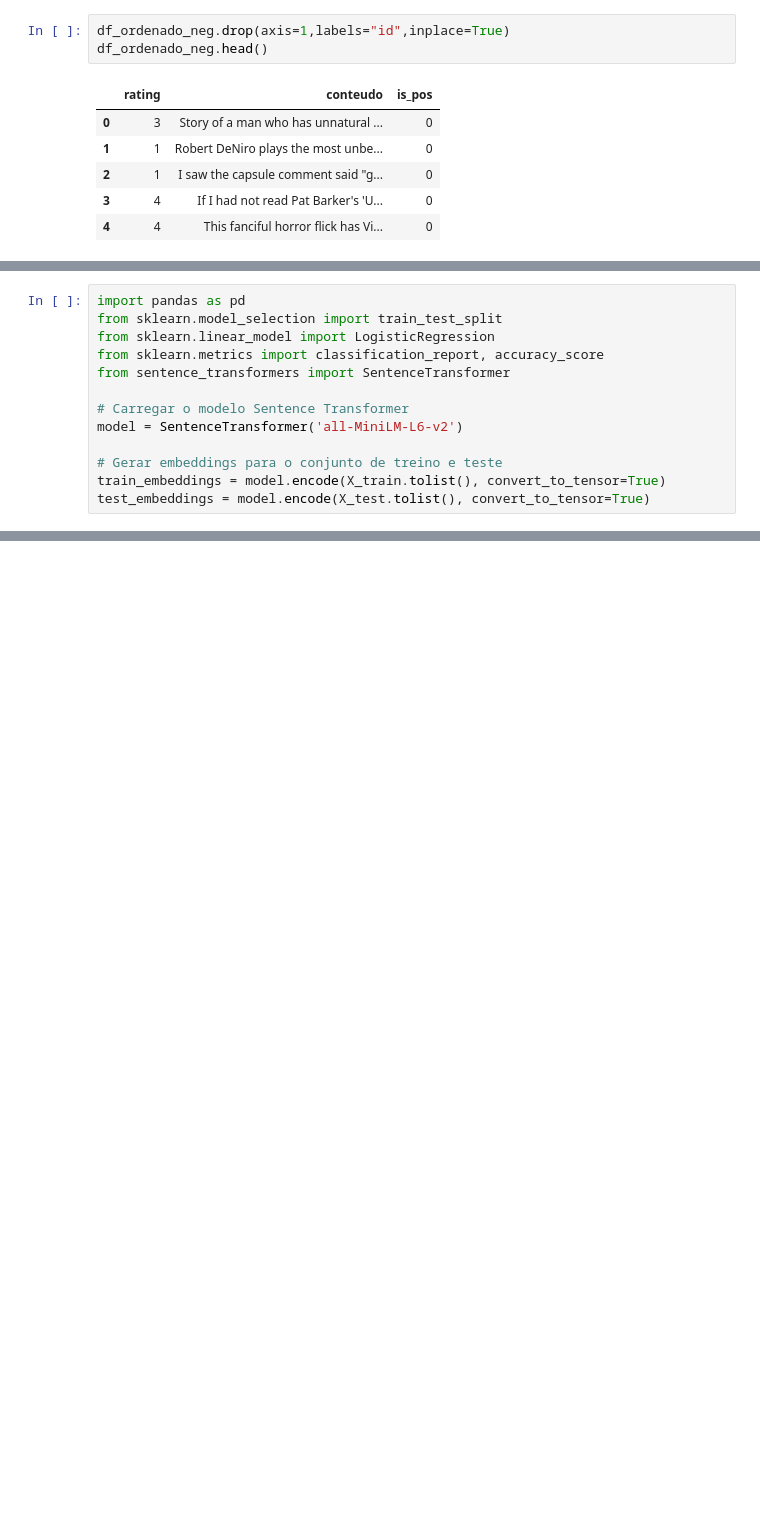
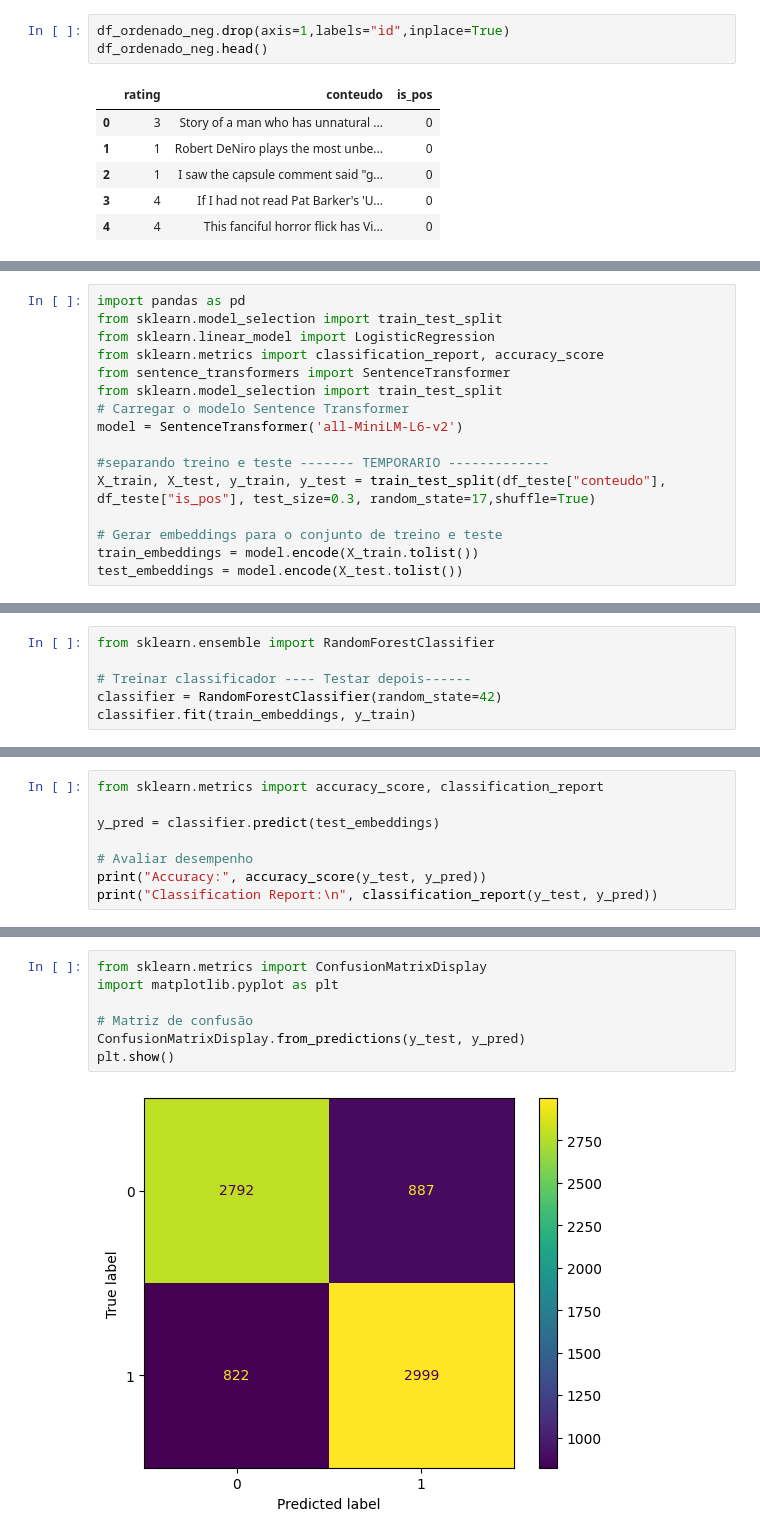
Before and after one commit to Netreck/Trabalho-Aprendizado-de-Maquina, a Jupyter notebook: main.ipynb, the cells around one changed output, grey strips where cells are left out. Drawn from its saved outputs; the diff is of its cells as text; blank space fills up the shorter version.

```diff
--- a/main.ipynb
+++ b/main.ipynb
@@ -210,10 +234,13 @@ from sklearn.model_selection import train_test_split
 from sklearn.linear_model import LogisticRegression
 from sklearn.metrics import classification_report, accuracy_score
 from sentence_transformers import SentenceTransformer
-
+from sklearn.model_selection import train_test_split
 # Carregar o modelo Sentence Transformer
 model = SentenceTransformer('all-MiniLM-L6-v2')
 
+#separando treino e teste ------- TEMPORARIO -------------
+X_train, X_test, y_train, y_test = train_test_split(df_teste["conteudo"], df_teste["is_pos"], test_size=0.3, random_state=17,shuffle=True)
+
 # Gerar embeddings para o conjunto de treino e teste
-train_embeddings = model.encode(X_train.tolist(), convert_to_tensor=True)
-test_embeddings = model.encode(X_test.tolist(), convert_to_tensor=True)
+train_embeddings = model.encode(X_train.tolist())
+test_embeddings = model.encode(X_test.tolist())
@@ -219,0 +255,6 @@ test_embeddings = model.encode(X_test.tolist(), convert_to_tensor=True)
+# %%
+from sklearn.ensemble import RandomForestClassifier
+
+# Treinar classificador ---- Testar depois------
+classifier = RandomForestClassifier(random_state=42)
+classifier.fit(train_embeddings, y_train)
@@ -219,0 +263,8 @@ test_embeddings = model.encode(X_test.tolist(), convert_to_tensor=True)
+# %%
+from sklearn.metrics import accuracy_score, classification_report
+
+y_pred = classifier.predict(test_embeddings)
+
+# Avaliar desempenho
+print("Accuracy:", accuracy_score(y_test, y_pred))
+print("Classification Report:\n", classification_report(y_test, y_pred))
@@ -219,0 +292,9 @@ test_embeddings = model.encode(X_test.tolist(), convert_to_tensor=True)
+# %%
+from sklearn.metrics import ConfusionMatrixDisplay
+import matplotlib.pyplot as plt
+
+# Matriz de confusão
+ConfusionMatrixDisplay.from_predictions(y_test, y_pred)
+plt.show()
+# %% [output]
+[figure, added]
```
Also changed, not shown: parts of 26 cells of this notebook.
